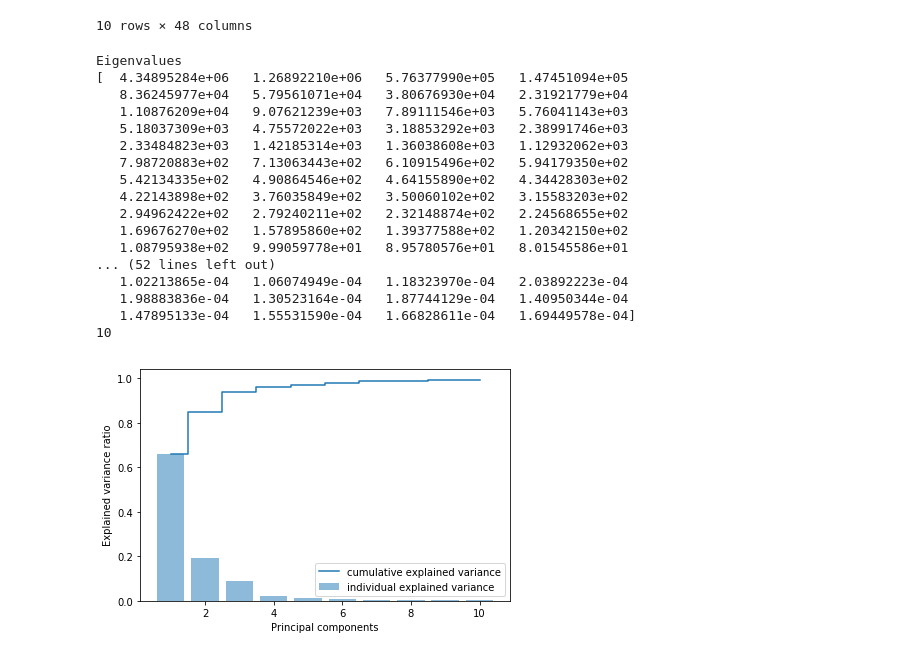
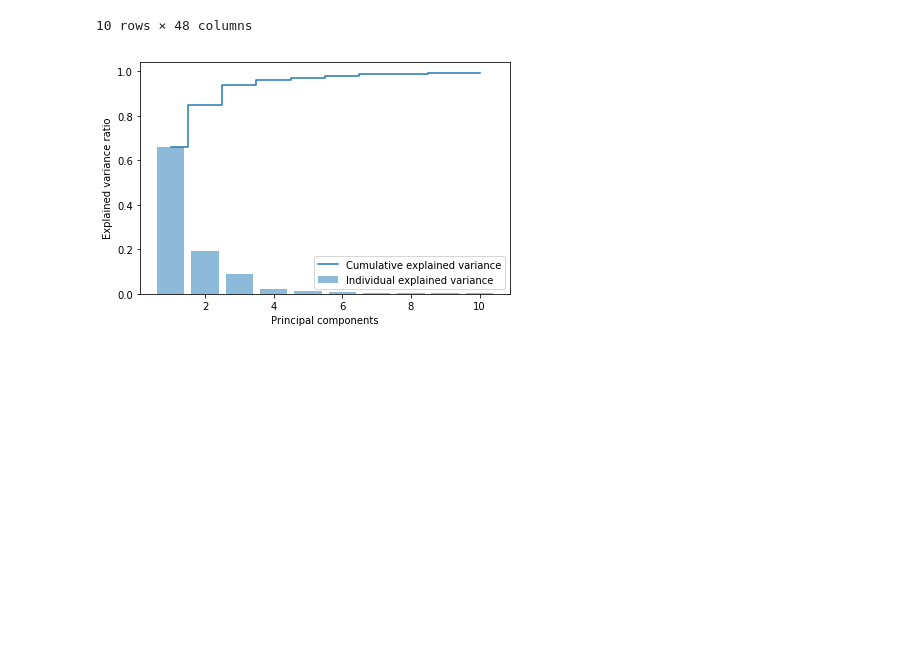
Before and after one commit to akskuchi/mlbp-project, a Jupyter notebook: data-exploration.ipynb, the cells around one changed output. Saved outputs shown, nothing was run; the diff lists cells and outputs as text; code cells hidden in the pictures; blank space fills up the shorter version.

```diff
--- a/data-exploration.ipynb
+++ b/data-exploration.ipynb
@@ -149,44 +159,24 @@ pd.DataFrame(scaler.transform(mfccs))
 # %%
 # plot eigenvalues
 
 cov_mat = np.cov(X.values.T)
 eigen_vals, eigen_vecs = np.linalg.eig(cov_mat)
 
-print('\nEigenvalues \n%s' % eigen_vals)
+# print('\nEigenvalues \n%s' % eigen_vals)
 
 tot = sum(eigen_vals)
 var_exp = [(i / tot) for i in sorted(eigen_vals, reverse=True)]
 cum_var_exp = np.cumsum(var_exp)
 
-
-print(len(var_exp[:10]))
-
 plt.bar(range(1, 11), var_exp[:10], alpha=0.5, align='center',
-        label='individual explained variance')
+        label='Individual explained variance')
 plt.step(range(1, 11), cum_var_exp[:10], where='mid',
-         label='cumulative explained variance')
+         label='Cumulative explained variance')
 plt.ylabel('Explained variance ratio')
 plt.xlabel('Principal components')
 plt.legend(loc='best')
 plt.tight_layout()
-# plt.savefig('./figures/pca1.png', dpi=300)
+plt.savefig('pca.png')
 plt.show()
 # %% [output]
-Eigenvalues
-[  4.34895284e+06   1.26892210e+06   5.76377990e+05   1.47451094e+05
-   8.36245977e+04   5.79561071e+04   3.80676930e+04   2.31921779e+04
-   1.10876209e+04   9.07621239e+03   7.89111546e+03   5.76041143e+03
-   5.18037309e+03   4.75572022e+03   3.18853292e+03   2.38991746e+03
-   2.33484823e+03   1.42185314e+03   1.36038608e+03   1.12932062e+03
-   7.98720883e+02   7.13063443e+02   6.10915496e+02   5.94179350e+02
-   5.42134335e+02   4.90864546e+02   4.64155890e+02   4.34428303e+02
-   4.22143898e+02   3.76035849e+02   3.50060102e+02   3.15583203e+02
-   2.94962422e+02   2.79240211e+02   2.32148874e+02   2.24568655e+02
-   1.69676270e+02   1.57895860e+02   1.39377588e+02   1.20342150e+02
-   1.08795938e+02   9.99059778e+01   8.95780576e+01   8.01545586e+01
-... (52 lines left out)
-   1.02213865e-04   1.06074949e-04   1.18323970e-04   2.03892223e-04
-   1.98883836e-04   1.30523164e-04   1.87744129e-04   1.40950344e-04
-   1.47895133e-04   1.55531590e-04   1.66828611e-04   1.69449578e-04]
-10
-[figure, old version]
+[figure, new version]
```
Also changed, not shown: parts of 4 cells of this notebook, 5 other files.
